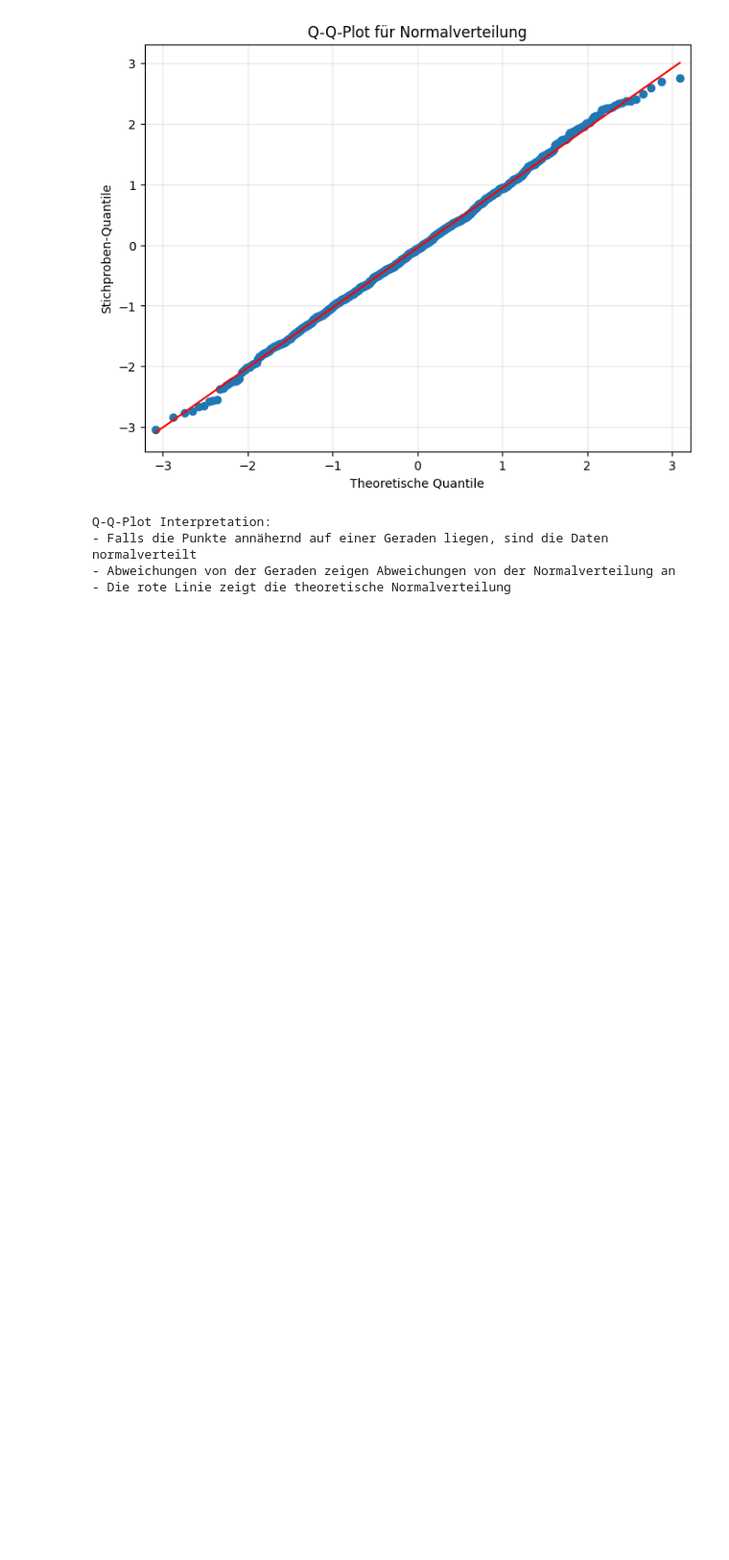
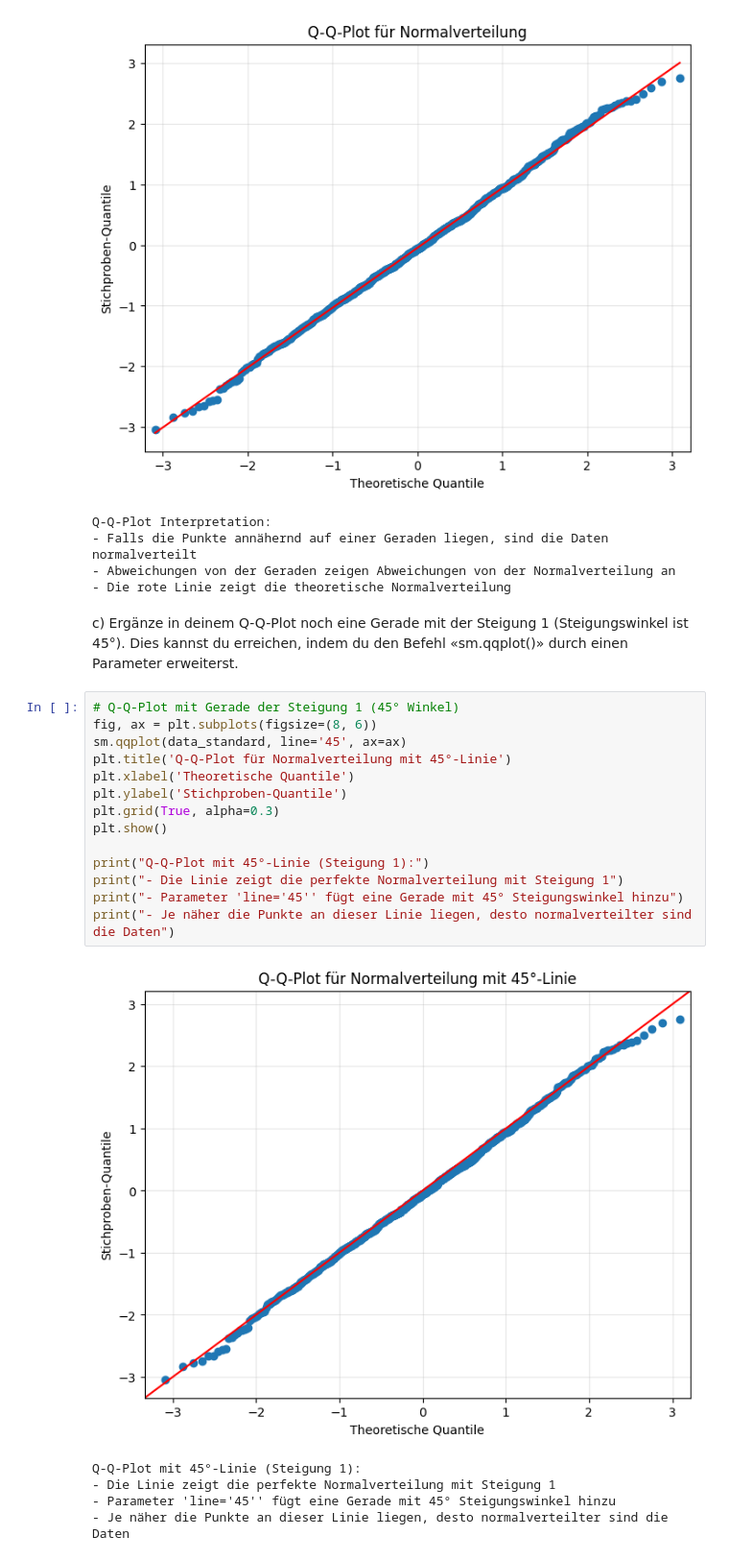
Before and after one commit to Wenish/teko-semester4-data-science, a Jupyter notebook: aufgabenserie3.ipynb, the cells around one changed output. Shown: that part at 96% size. Saved outputs shown, nothing was run; the diff lists cells and outputs as text; blank space fills up the shorter version.

```diff
--- a/aufgabenserie3.ipynb
+++ b/aufgabenserie3.ipynb
@@ -273,3 +273,27 @@ Q-Q-Plot Interpretation:
 - Falls die Punkte annähernd auf einer Geraden liegen, sind die Daten normalverteilt
 - Abweichungen von der Geraden zeigen Abweichungen von der Normalverteilung an
 - Die rote Linie zeigt die theoretische Normalverteilung
+# %% [markdown]
+c) Ergänze in deinem Q-Q-Plot noch eine Gerade mit der Steigung 1 (Steigungswinkel ist 45°).
+Dies kannst du erreichen, indem du den Befehl «sm.qqplot()» durch einen Parameter
+erweiterst.
+# %%
+# Q-Q-Plot mit Gerade der Steigung 1 (45° Winkel)
+fig, ax = plt.subplots(figsize=(8, 6))
+sm.qqplot(data_standard, line='45', ax=ax)
+plt.title('Q-Q-Plot für Normalverteilung mit 45°-Linie')
+plt.xlabel('Theoretische Quantile')
+plt.ylabel('Stichproben-Quantile')
+plt.grid(True, alpha=0.3)
+plt.show()
+
+print("Q-Q-Plot mit 45°-Linie (Steigung 1):")
+print("- Die Linie zeigt die perfekte Normalverteilung mit Steigung 1")
+print("- Parameter 'line='45'' fügt eine Gerade mit 45° Steigungswinkel hinzu")
+print("- Je näher die Punkte an dieser Linie liegen, desto normalverteilter sind die Daten")
+# %% [output]
+[figure, added]
+Q-Q-Plot mit 45°-Linie (Steigung 1):
+- Die Linie zeigt die perfekte Normalverteilung mit Steigung 1
+- Parameter 'line='45'' fügt eine Gerade mit 45° Steigungswinkel hinzu
+- Je näher die Punkte an dieser Linie liegen, desto normalverteilter sind die Daten
```
